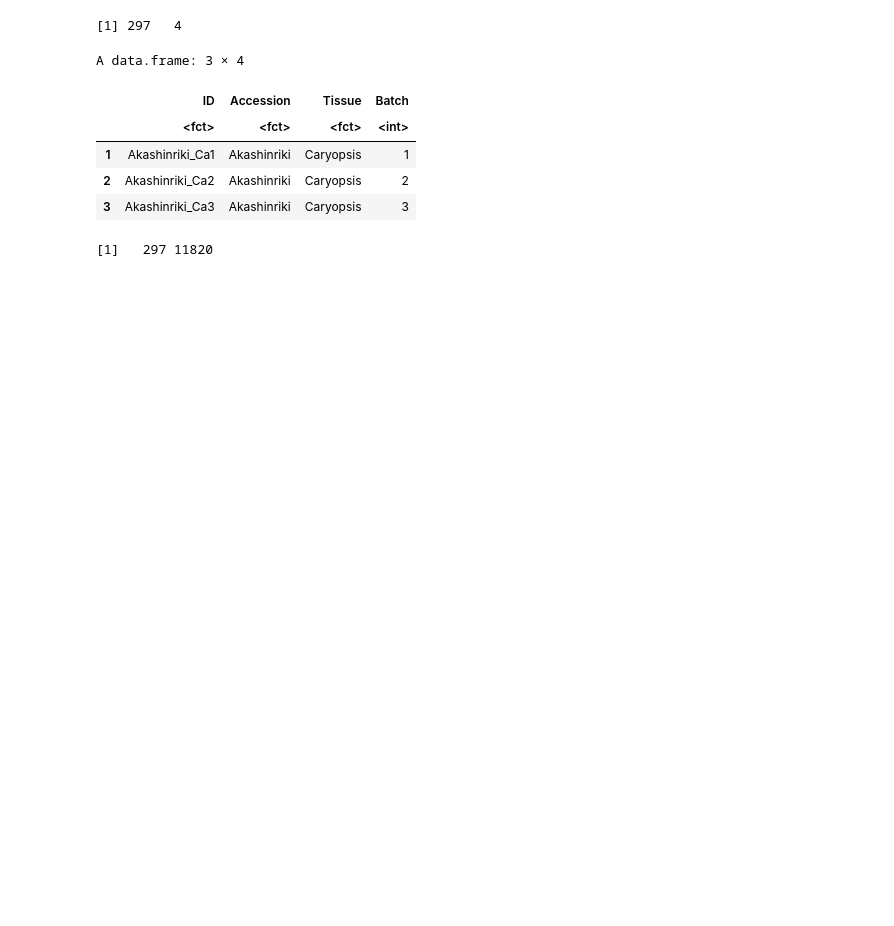
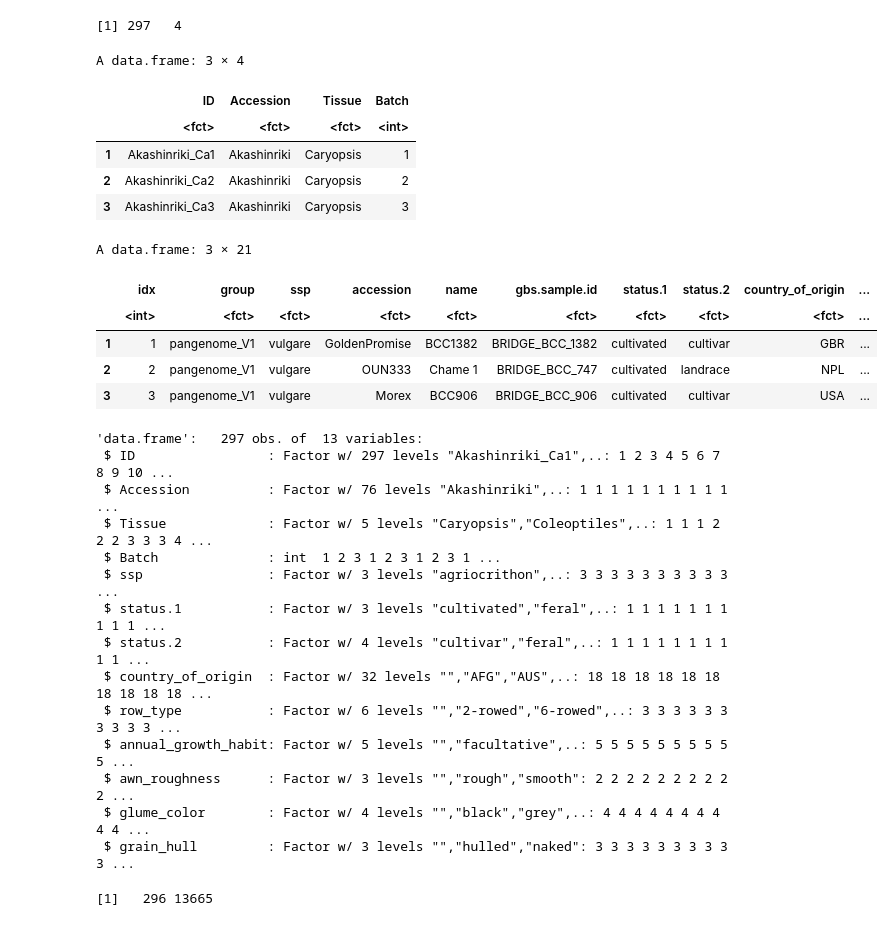
Before and after one commit to vanda-marosi/PanBarleyNetworks, a Jupyter notebook: scripts/02_PCA_UMAP_all.ipynb, the cells around one changed output. Drawn from its saved outputs; the diff is of its cells as text; code cells hidden in the pictures; blank space fills up the shorter version.

```diff
--- a/scripts/02_PCA_UMAP_all.ipynb
+++ b/scripts/02_PCA_UMAP_all.ipynb
@@ -54,33 +71,59 @@ List of 20
 # %%
-setwd("/home/vanda/Documents/PanBarley_transcriptome/00_meta_peraccession/")
+getwd()
 meta <- read.table("PanBaRT20_geneTPM_meta.csv", sep = ",", header = TRUE, stringsAsFactors = TRUE)
 dim(meta)
 head(meta, 3)
-#####
-# PCA
-#####
-cnt_pca <- inner_join(all_vsd, meta, by = "ID") %>%
+# import and wrangle barley accessions passport data
+getwd()
+passport <- read.table("BPGv1v2_passport_data_simpleaccname.csv", sep = ",", header = TRUE, stringsAsFactors = TRUE)
+head(passport, 3)
+pass <- passport %>% rename(Accession = accession)
+meta_pass <- inner_join(meta, pass, by = "Accession") %>%
+                select(-idx, -group, -name, -gbs.sample.id, -latitude, -longitude, -adm_col_Milner2019, -adm_q, -orange_subpop, -remark, -X)
+str(meta_pass)
+# prepare counts and metatable for pca
+cnt_pca <- inner_join(all_vsd, meta_pass, by = "ID") %>%
                 mutate(id = ID) %>%
                 column_to_rownames("ID") %>%
                 rename(ID = id) %>%
-                select(ID, Accession, Tissue, Batch, starts_with("chr"))
+                select(ID, Accession, Tissue, Batch, ssp, status.1, status.2, country_of_origin, row_type, annual_growth_habit, awn_roughness, glume_color, grain_hull, starts_with("chr"))
 # %% [output]
 [1] 297   4
 A data.frame: 3 × 4
 |  | ID | Accession | Tissue | Batch |
 |  | <fct> | <fct> | <fct> | <int> |
 | 1 | Akashinriki_Ca1 | Akashinriki | Caryopsis | 1 |
 | 2 | Akashinriki_Ca2 | Akashinriki | Caryopsis | 2 |
 | 3 | Akashinriki_Ca3 | Akashinriki | Caryopsis | 3 |
+A data.frame: 3 × 21
+|  | idx | group | ssp | accession | name | gbs.sample.id | status.1 | status.2 | country_of_origin | ... |
+|  | <int> | <fct> | <fct> | <fct> | <fct> | <fct> | <fct> | <fct> | <fct> | ... |
+| 1 | 1 | pangenome_V1 | vulgare | GoldenPromise | BCC1382 | BRIDGE_BCC_1382 | cultivated | cultivar | GBR | ... |
+| 2 | 2 | pangenome_V1 | vulgare | OUN333 | Chame 1 | BRIDGE_BCC_747 | cultivated | landrace | NPL | ... |
+| 3 | 3 | pangenome_V1 | vulgare | Morex | BCC906 | BRIDGE_BCC_906 | cultivated | cultivar | USA | ... |
+'data.frame':   297 obs. of  13 variables:
+ $ ID                 : Factor w/ 297 levels "Akashinriki_Ca1",..: 1 2 3 4 5 6 7 8 9 10 ...
+ $ Accession          : Factor w/ 76 levels "Akashinriki",..: 1 1 1 1 1 1 1 1 1 1 ...
+ $ Tissue             : Factor w/ 5 levels "Caryopsis","Coleoptiles",..: 1 1 1 2 2 2 3 3 3 4 ...
+ $ Batch              : int  1 2 3 1 2 3 1 2 3 1 ...
+ $ ssp                : Factor w/ 3 levels "agriocrithon",..: 3 3 3 3 3 3 3 3 3 3 ...
+ $ status.1           : Factor w/ 3 levels "cultivated","feral",..: 1 1 1 1 1 1 1 1 1 1 ...
+ $ status.2           : Factor w/ 4 levels "cultivar","feral",..: 1 1 1 1 1 1 1 1 1 1 ...
+ $ country_of_origin  : Factor w/ 32 levels "","AFG","AUS",..: 18 18 18 18 18 18 18 18 18 18 ...
+ $ row_type           : Factor w/ 6 levels "","2-rowed","6-rowed",..: 3 3 3 3 3 3 3 3 3 3 ...
+ $ annual_growth_habit: Factor w/ 5 levels "","facultative",..: 5 5 5 5 5 5 5 5 5 5 ...
+ $ awn_roughness      : Factor w/ 3 levels "","rough","smooth": 2 2 2 2 2 2 2 2 2 2 ...
+ $ glume_color        : Factor w/ 4 levels "","black","grey",..: 4 4 4 4 4 4 4 4 4 4 ...
+ $ grain_hull         : Factor w/ 3 levels "","hulled","naked": 3 3 3 3 3 3 3 3 3 3 ...
 # %%
 # convert to factors
-cols <- c("ID", "Accession", "Tissue", "Batch")
+cols <- c("ID", "Accession", "Tissue", "Batch", "ssp", "status.1", "status.2", "country_of_origin", "row_type", "annual_growth_habit", "awn_roughness", "glume_color", "grain_hull")
 cnt_pca[cols] <- lapply(cnt_pca[cols], factor)
 # drop extra factor levels
 cnt_pca <- droplevels(cnt_pca)
 # run pca
 dim(cnt_pca)
-pca <- PCA(X = cnt_pca, scale.unit = FALSE, ncp = 4, quali.sup = c(1:4), graph = F)
+pca <- PCA(X = cnt_pca, scale.unit = FALSE, ncp = 4, quali.sup = c(1:13), graph = F)
 # %% [output]
-[1]   297 11820
+[1]   296 13665
 # %%
```
Also changed, not shown: parts of 8 cells of this notebook, 10 other files.
